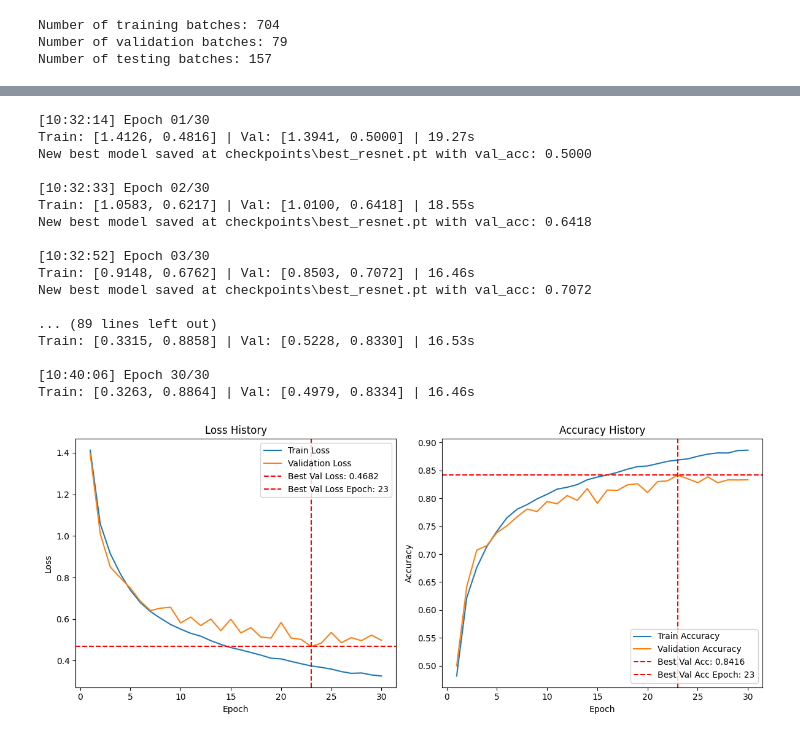
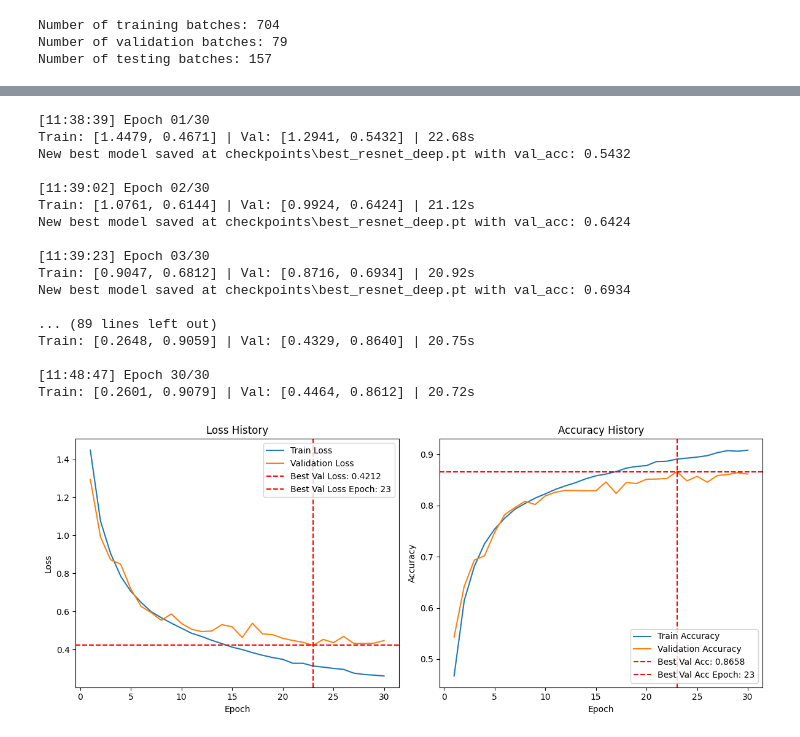
Before and after one commit to kimhs0716/cnn-resnet-comparison, a Jupyter notebook: scripts/main.ipynb, the cells around one changed output, grey strips where cells are left out. Saved outputs shown, nothing was run; the diff lists cells and outputs as text; code cells hidden in the pictures.

```diff
--- a/scripts/main.ipynb
+++ b/scripts/main.ipynb
@@ -45,16 +45,16 @@ Number of training batches: 704
 Number of validation batches: 79
 Number of testing batches: 157
 # %%
-plain_cnn = PlainCNN(num_classes=cfg["model"]["num_classes"]).to(device)
-plain_cnn_optimizer = torch.optim.Adam(plain_cnn.parameters(), lr=1e-3)
+plain_cnn_deep = PlainCNNDeep(num_classes=cfg["model"]["num_classes"]).to(device)
+plain_cnn_deep_optimizer = torch.optim.Adam(plain_cnn_deep.parameters(), lr=1e-3)
 
-resnet = ResNet(num_classes=cfg["model"]["num_classes"]).to(device)
-resnet_optimizer = torch.optim.Adam(resnet.parameters(), lr=1e-3)
+resnet_deep = ResNetDeep(num_classes=cfg["model"]["num_classes"]).to(device)
+resnet_deep_optimizer = torch.optim.Adam(resnet_deep.parameters(), lr=1e-3)
 
 criterion = torch.nn.CrossEntropyLoss()
 
 # print(plain_cnn)
-print(f"Number of parameters (Plain CNN): {sum(p.numel() for p in plain_cnn.parameters()):,}")
+print(f"Number of parameters (Plain CNN Deep): {sum(p.numel() for p in plain_cnn_deep.parameters()):,}")
 # print(resnet)
-print(f"Number of parameters (ResNet): {sum(p.numel() for p in resnet.parameters()):,}")
+print(f"Number of parameters (ResNet Deep): {sum(p.numel() for p in resnet_deep.parameters()):,}")
 # %% [output]
@@ -111,38 +111,38 @@ Test Loss: 0.4233 | Test Acc: 0.8625
 # %%
 epochs = cfg.get("train", {}).get("epochs", 10)
 ckpt_dir = cfg.get("train", {}).get("checkpoint_dir", "checkpoints")
 ckpt_dir = Path(ckpt_dir)
 
 history = train(
-    model=resnet,
-    optimizer=resnet_optimizer,
+    model=resnet_deep,
+    optimizer=resnet_deep_optimizer,
     criterion=criterion,
     train_loader=train_loader,
     val_loader=val_loader,
     device=device,
     epochs=epochs,
     ckpt_dir=ckpt_dir,
-    save_name="best_resnet.pt"
+    save_name="best_resnet_deep.pt"
 )
 
-plot_history(history, save_path=ckpt_dir / "history_resnet.png", show=True)
+plot_history(history, save_path=ckpt_dir / "history_resnet_deep.png", show=True)
 # %% [output]
-[10:32:14] Epoch 01/30
-Train: [1.4126, 0.4816] | Val: [1.3941, 0.5000] | 19.27s
-New best model saved at checkpoints\best_resnet.pt with val_acc: 0.5000
+[11:38:39] Epoch 01/30
+Train: [1.4479, 0.4671] | Val: [1.2941, 0.5432] | 22.68s
+New best model saved at checkpoints\best_resnet_deep.pt with val_acc: 0.5432
 
-[10:32:33] Epoch 02/30
-Train: [1.0583, 0.6217] | Val: [1.0100, 0.6418] | 18.55s
-New best model saved at checkpoints\best_resnet.pt with val_acc: 0.6418
+[11:39:02] Epoch 02/30
+Train: [1.0761, 0.6144] | Val: [0.9924, 0.6424] | 21.12s
+New best model saved at checkpoints\best_resnet_deep.pt with val_acc: 0.6424
 
-[10:32:52] Epoch 03/30
-Train: [0.9148, 0.6762] | Val: [0.8503, 0.7072] | 16.46s
-New best model saved at checkpoints\best_resnet.pt with val_acc: 0.7072
+[11:39:23] Epoch 03/30
+Train: [0.9047, 0.6812] | Val: [0.8716, 0.6934] | 20.92s
+New best model saved at checkpoints\best_resnet_deep.pt with val_acc: 0.6934
 
 ... (89 lines left out)
-Train: [0.3315, 0.8858] | Val: [0.5228, 0.8330] | 16.53s
+Train: [0.2648, 0.9059] | Val: [0.4329, 0.8640] | 20.75s
 
-[10:40:06] Epoch 30/30
-Train: [0.3263, 0.8864] | Val: [0.4979, 0.8334] | 16.46s
+[11:48:47] Epoch 30/30
+Train: [0.2601, 0.9079] | Val: [0.4464, 0.8612] | 20.72s
-[figure, old version]
+[figure, new version]
 # %%
```
Also changed, not shown: parts of 5 cells of this notebook, 8 other files.
